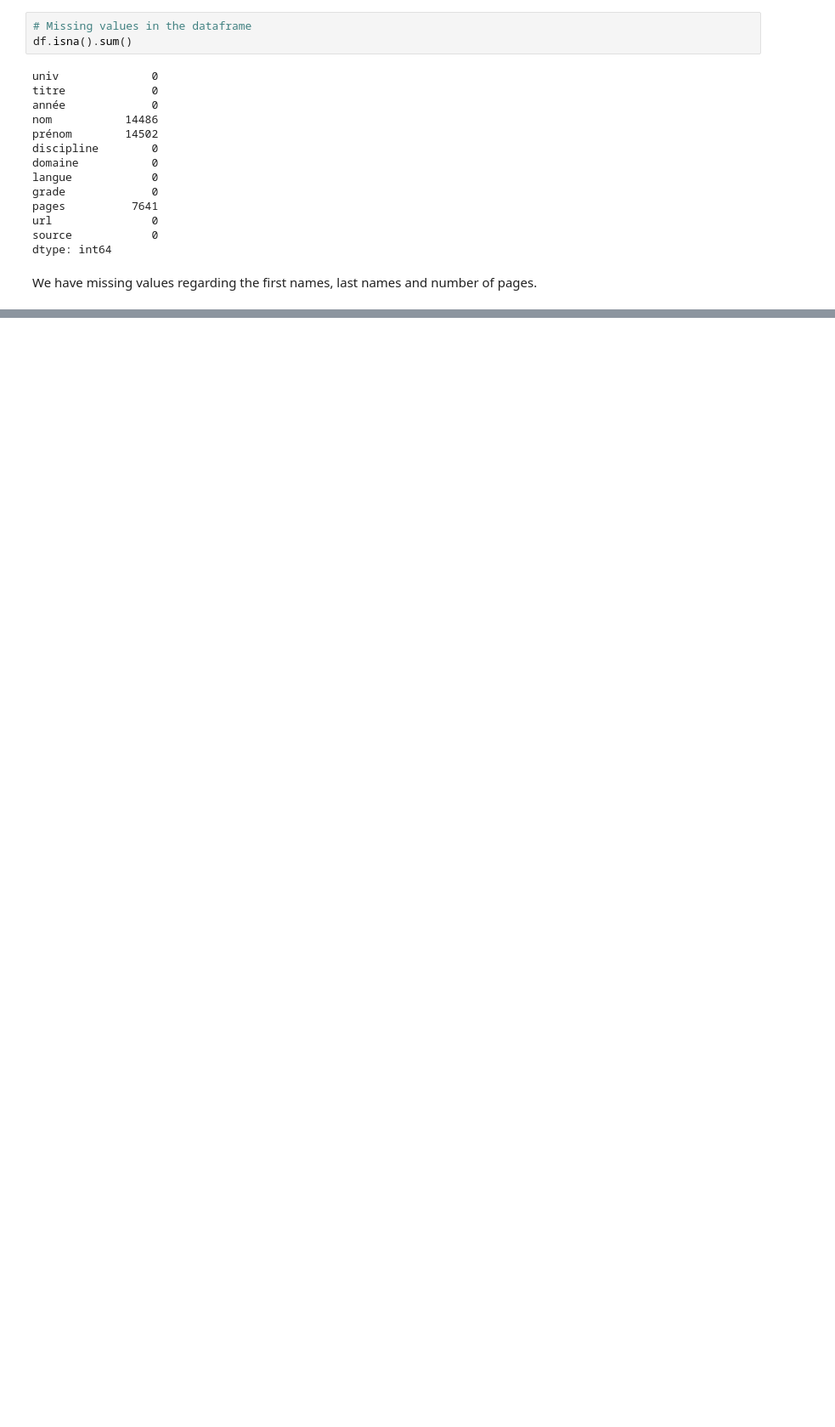
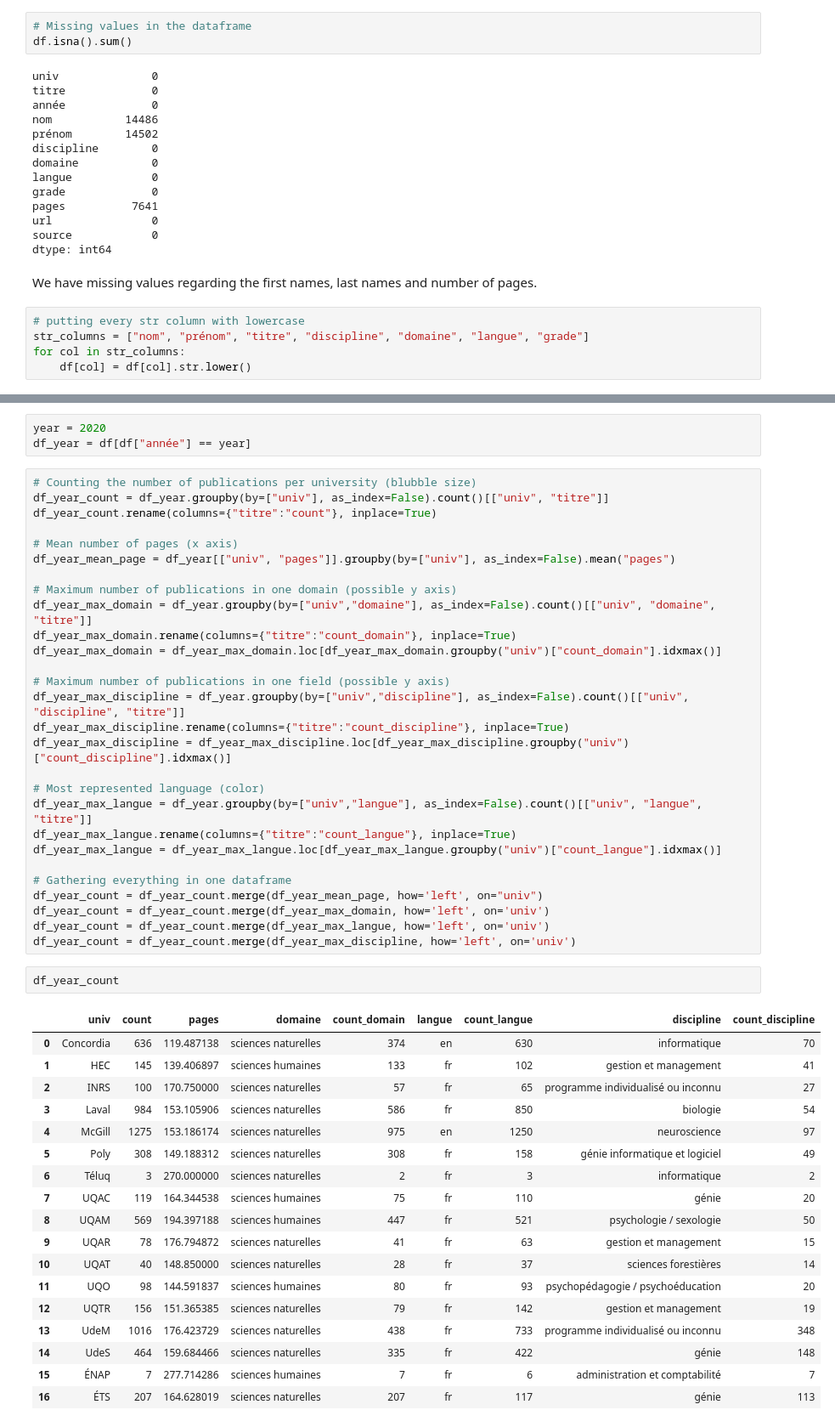
Before and after one commit to matthieu-str/INF8808E-Final-release-Team-5, a Jupyter notebook: src/rough_draft.ipynb, the cells around one changed output, grey strips where cells are left out. Shown at 85% size. Drawn from its saved outputs; the diff is of its cells as text; blank space fills up the shorter version.

```diff
--- a/src/rough_draft.ipynb
+++ b/src/rough_draft.ipynb
@@ -57,3 +58,8 @@ source            0
 dtype: int64
 # %% [markdown]
 We have missing values regarding the first names, last names and number of pages.
+# %%
+# putting every str column with lowercase
+str_columns = ["nom", "prénom", "titre", "discipline", "domaine", "langue", "grade"]
+for col in str_columns:
+    df[col] = df[col].str.lower()
@@ -59,0 +143,52 @@ We have missing values regarding the first names, last names and number of pages
+# %%
+year = 2020
+df_year = df[df["année"] == year]
+# %%
+# Counting the number of publications per university (blubble size)
+df_year_count = df_year.groupby(by=["univ"], as_index=False).count()[["univ", "titre"]]
+df_year_count.rename(columns={"titre":"count"}, inplace=True)
+
+# Mean number of pages (x axis)
+df_year_mean_page = df_year[["univ", "pages"]].groupby(by=["univ"], as_index=False).mean("pages")
+
+# Maximum number of publications in one domain (possible y axis)
+df_year_max_domain = df_year.groupby(by=["univ","domaine"], as_index=False).count()[["univ", "domaine", "titre"]]
+df_year_max_domain.rename(columns={"titre":"count_domain"}, inplace=True)
+df_year_max_domain = df_year_max_domain.loc[df_year_max_domain.groupby("univ")["count_domain"].idxmax()]
+
+# Maximum number of publications in one field (possible y axis)
+df_year_max_discipline = df_year.groupby(by=["univ","discipline"], as_index=False).count()[["univ", "discipline", "titre"]]
+df_year_max_discipline.rename(columns={"titre":"count_discipline"}, inplace=True)
+df_year_max_discipline = df_year_max_discipline.loc[df_year_max_discipline.groupby("univ")["count_discipline"].idxmax()]
+
+# Most represented language (color)
+df_year_max_langue = df_year.groupby(by=["univ","langue"], as_index=False).count()[["univ", "langue", "titre"]]
+df_year_max_langue.rename(columns={"titre":"count_langue"}, inplace=True)
+df_year_max_langue = df_year_max_langue.loc[df_year_max_langue.groupby("univ")["count_langue"].idxmax()]
+
+# Gathering everything in one dataframe
+df_year_count = df_year_count.merge(df_year_mean_page, how='left', on="univ")
+df_year_count = df_year_count.merge(df_year_max_domain, how='left', on='univ')
+df_year_count = df_year_count.merge(df_year_max_langue, how='left', on='univ')
+df_year_count = df_year_count.merge(df_year_max_discipline, how='left', on='univ')
+# %%
+df_year_count
+# %% [output]
+|  | univ | count | pages | domaine | count_domain | langue | count_langue | discipline | count_discipline |
+| 0 | Concordia | 636 | 119.487138 | sciences naturelles | 374 | en | 630 | informatique | 70 |
+| 1 | HEC | 145 | 139.406897 | sciences humaines | 133 | fr | 102 | gestion et management | 41 |
+| 2 | INRS | 100 | 170.750000 | sciences naturelles | 57 | fr | 65 | programme individualisé ou inconnu | 27 |
+| 3 | Laval | 984 | 153.105906 | sciences naturelles | 586 | fr | 850 | biologie | 54 |
+| 4 | McGill | 1275 | 153.186174 | sciences naturelles | 975 | en | 1250 | neuroscience | 97 |
+| 5 | Poly | 308 | 149.188312 | sciences naturelles | 308 | fr | 158 | génie informatique et logiciel | 49 |
+| 6 | Téluq | 3 | 270.000000 | sciences naturelles | 2 | fr | 3 | informatique | 2 |
+| 7 | UQAC | 119 | 164.344538 | sciences humaines | 75 | fr | 110 | génie | 20 |
+| 8 | UQAM | 569 | 194.397188 | sciences humaines | 447 | fr | 521 | psychologie / sexologie | 50 |
+| 9 | UQAR | 78 | 176.794872 | sciences naturelles | 41 | fr | 63 | gestion et management | 15 |
+| 10 | UQAT | 40 | 148.850000 | sciences naturelles | 28 | fr | 37 | sciences forestières | 14 |
+| 11 | UQO | 98 | 144.591837 | sciences humaines | 80 | fr | 93 | psychopédagogie / psychoéducation | 20 |
+| 12 | UQTR | 156 | 151.365385 | sciences naturelles | 79 | fr | 142 | gestion et management | 19 |
+| 13 | UdeM | 1016 | 176.423729 | sciences naturelles | 438 | fr | 733 | programme individualisé ou inconnu | 348 |
+| 14 | UdeS | 464 | 159.684466 | sciences naturelles | 335 | fr | 422 | génie | 148 |
+| 15 | ÉNAP | 7 | 277.714286 | sciences humaines | 7 | fr | 6 | administration et comptabilité | 7 |
+| 16 | ÉTS | 207 | 164.628019 | sciences naturelles | 207 | fr | 117 | génie | 113 |
```
Also changed, not shown: parts of 16 cells of this notebook.
